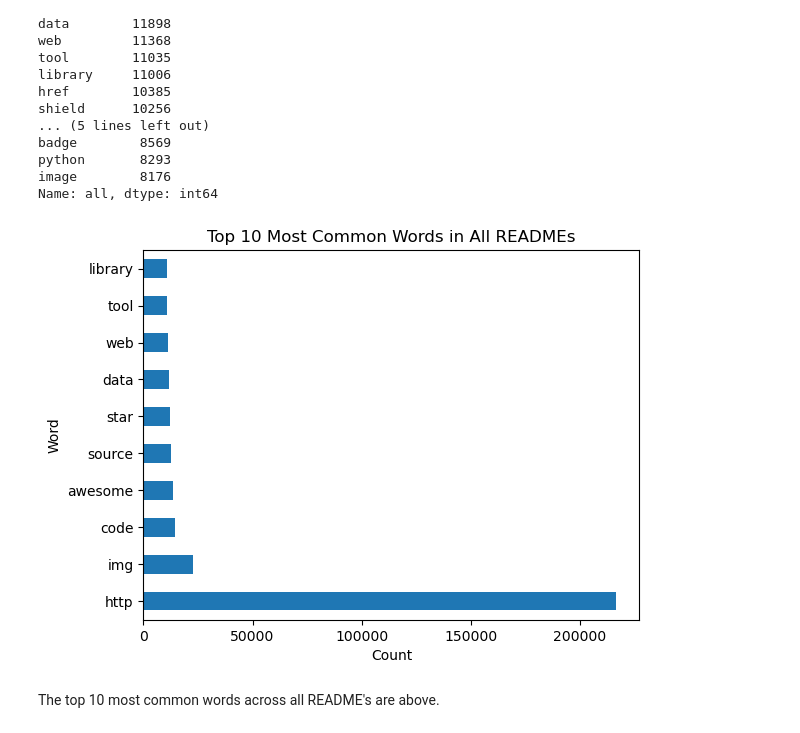
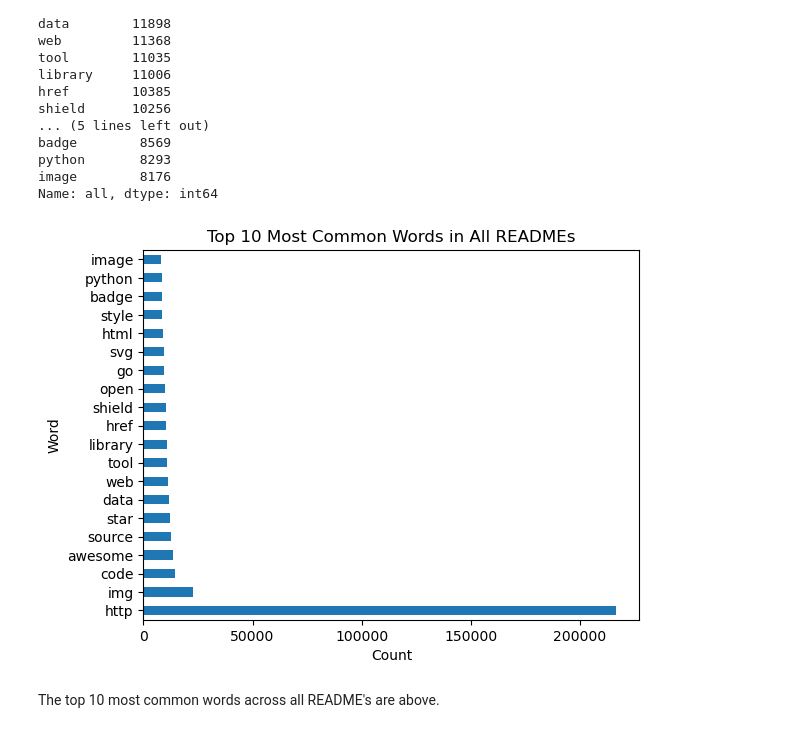
Before and after one commit to projectlanguagepredictor/nlp_launch, a Jupyter notebook: ali_explore.ipynb, the cells around one changed output. Cells and saved outputs as stored; diff of their text form; code cells hidden in the pictures.

```diff
--- a/ali_explore.ipynb
+++ b/ali_explore.ipynb
@@ -198,13 +223,13 @@ image        8176
 Name: all, dtype: int64
 # %%
 #vizz
-word_counts['all'].sort_values(ascending=False).head(10).plot.barh()
+word_counts['all'].sort_values(ascending=False).head(20).plot.barh()
 plt.title('Top 10 Most Common Words in All READMEs')
 plt.xlabel('Count')
 plt.ylabel('Word')
 plt.show()
 # %% [output]
-[figure, old version]
+[figure, new version]
 # %% [markdown]
 The top 10 most common words across all README's are above.
 # %% [markdown]
```
Also changed, not shown: parts of 42 cells of this notebook.
